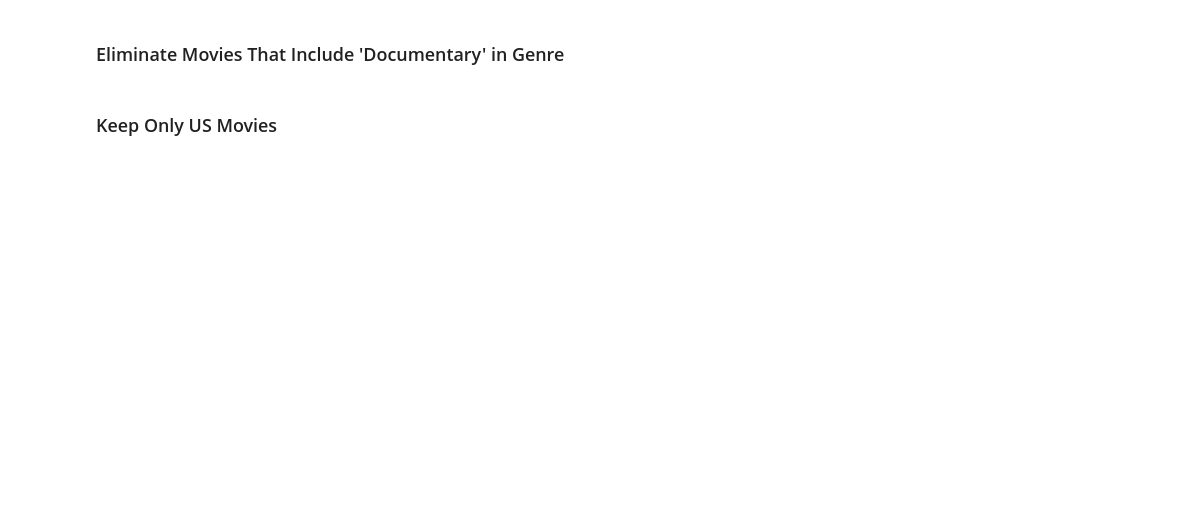
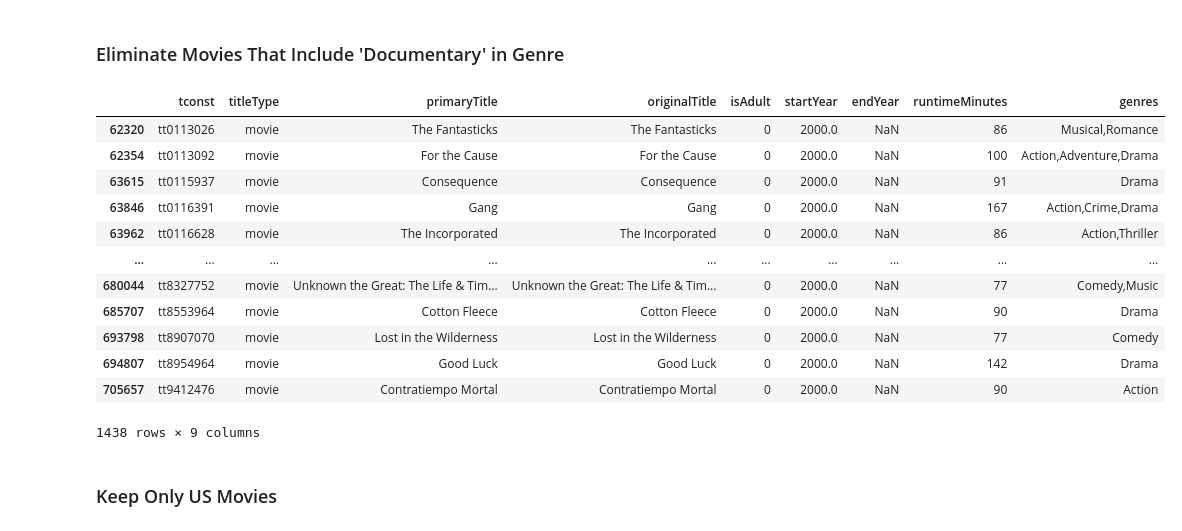
Before and after one commit to jamesbelk0/IMDB_MySQL_Database, a Jupyter notebook: IMDB_MySQL_Database_Part_1.ipynb, the cells around one changed output. Saved outputs shown, nothing was run; the diff lists cells and outputs as text; code cells hidden in the pictures; blank space fills up the shorter version.

```diff
--- a/IMDB_MySQL_Database_Part_1.ipynb
+++ b/IMDB_MySQL_Database_Part_1.ipynb
@@ -93,6 +113,21 @@ date_range = basics['startYear']==('2000', '2001', '2002')
 # %%
 is_documentary = basics['genres'].str.contains('documentary', case = False)
 basics = basics[~is_documentary]
+basics
+# %% [output]
+|  | tconst | titleType | primaryTitle | originalTitle | isAdult | startYear | endYear | runtimeMinutes | genres |
+| 62320 | tt0113026 | movie | The Fantasticks | The Fantasticks | 0 | 2000.0 | NaN | 86 | Musical,Romance |
+| 62354 | tt0113092 | movie | For the Cause | For the Cause | 0 | 2000.0 | NaN | 100 | Action,Adventure,Drama |
+| 63615 | tt0115937 | movie | Consequence | Consequence | 0 | 2000.0 | NaN | 91 | Drama |
+| 63846 | tt0116391 | movie | Gang | Gang | 0 | 2000.0 | NaN | 167 | Action,Crime,Drama |
+| 63962 | tt0116628 | movie | The Incorporated | The Incorporated | 0 | 2000.0 | NaN | 86 | Action,Thriller |
+| ... | ... | ... | ... | ... | ... | ... | ... | ... | ... |
+| 680044 | tt8327752 | movie | Unknown the Great: The Life & Tim... | Unknown the Great: The Life & Tim... | 0 | 2000.0 | NaN | 77 | Comedy,Music |
+| 685707 | tt8553964 | movie | Cotton Fleece | Cotton Fleece | 0 | 2000.0 | NaN | 90 | Drama |
+| 693798 | tt8907070 | movie | Lost in the Wilderness | Lost in the Wilderness | 0 | 2000.0 | NaN | 77 | Comedy |
+| 694807 | tt8954964 | movie | Good Luck | Good Luck | 0 | 2000.0 | NaN | 142 | Drama |
+| 705657 | tt9412476 | movie | Contratiempo Mortal | Contratiempo Mortal | 0 | 2000.0 | NaN | 90 | Action |
+1438 rows × 9 columns
 # %% [markdown]
 ### Keep Only US Movies
 # %%
```
Also changed, not shown: parts of 10 cells of this notebook, 7 other files.
